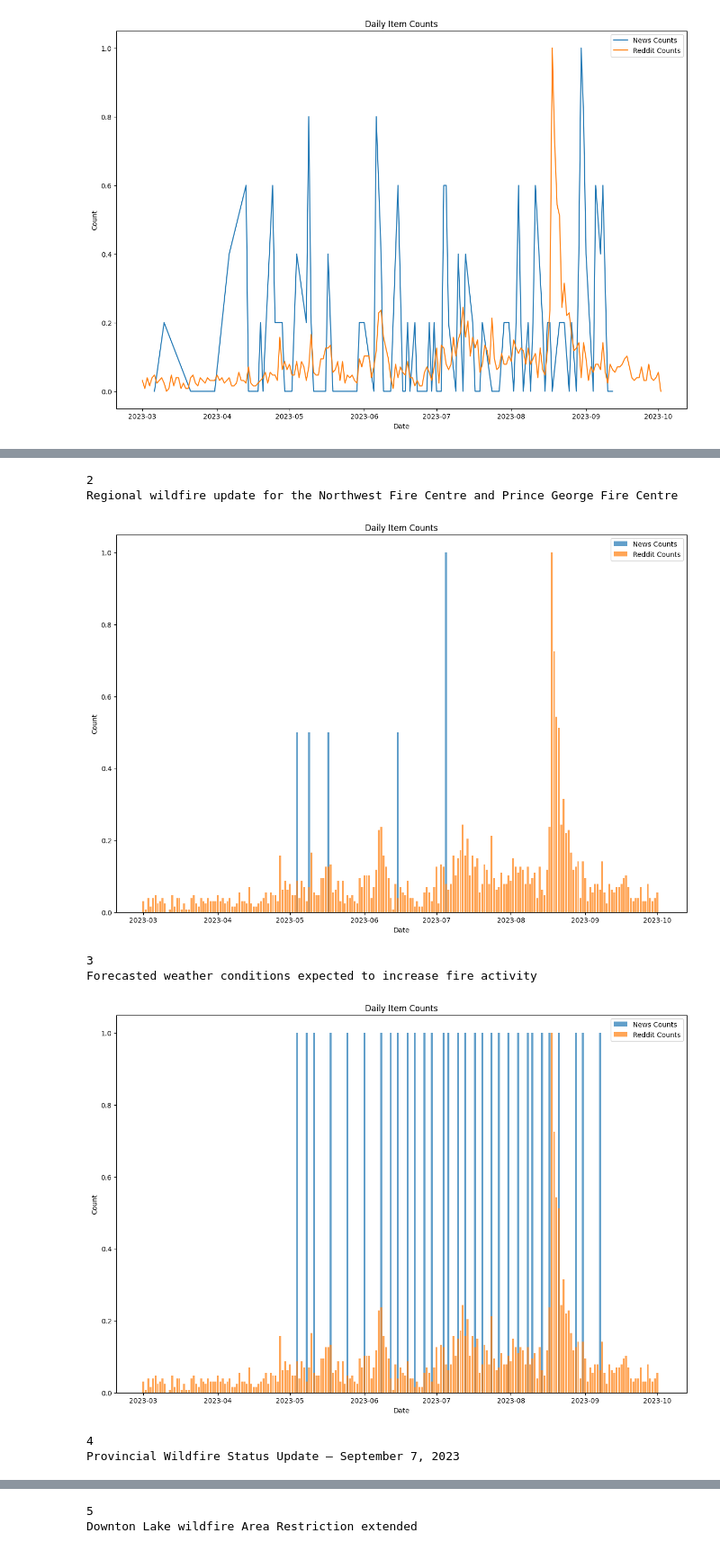
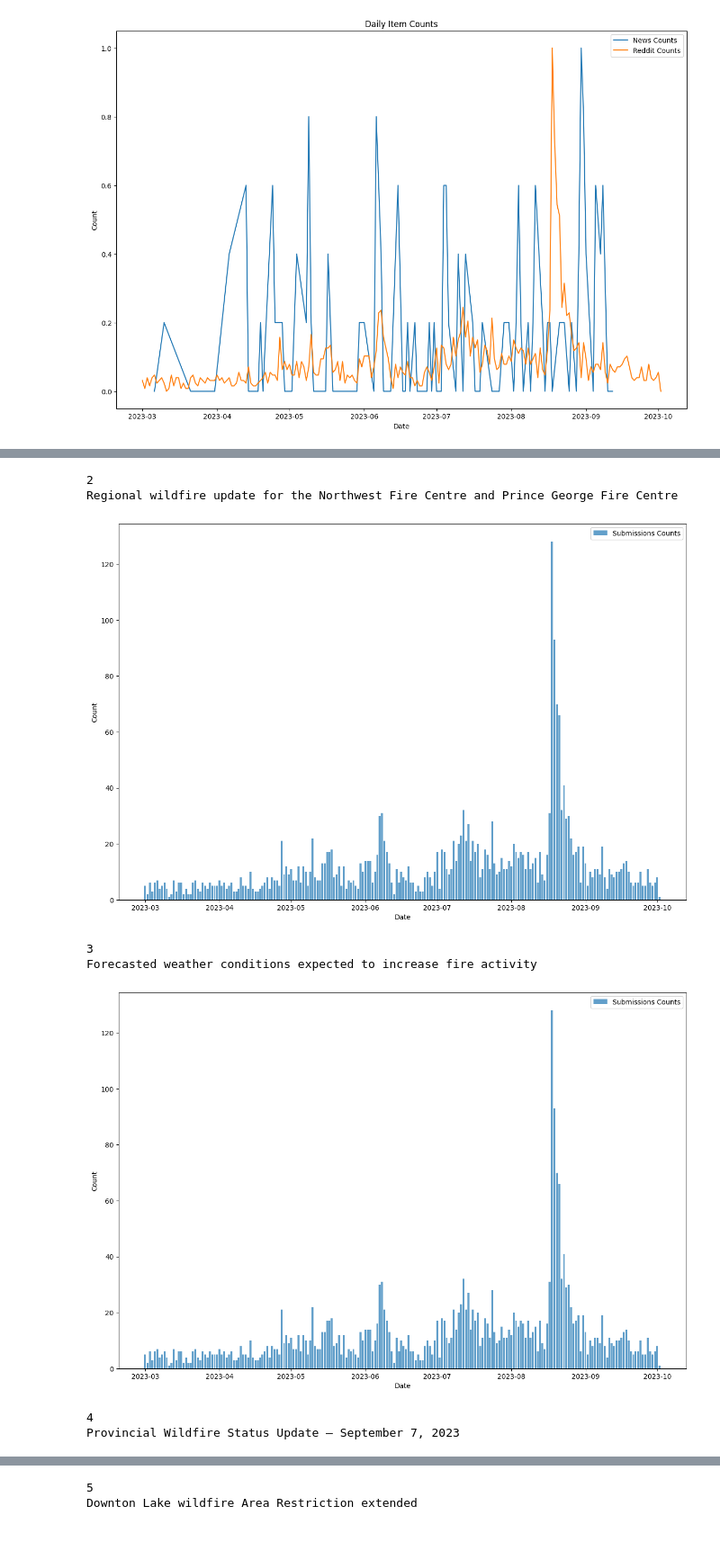
Before and after one commit to arvandiii/Thesis-Project, a Jupyter notebook: reddit/compare.ipynb, the cells around one changed output, grey strips where cells are left out. Shown at 90% size. Drawn from its saved outputs; the diff is of its cells as text; code cells hidden in the pictures.

```diff
--- a/reddit/compare.ipynb
+++ b/reddit/compare.ipynb
@@ -18,7 +18,8 @@ normalized_news_daily_counts = (news_daily_counts - news_daily_counts_min) / (ne
 
 reddit_daily_counts_max = reddit_daily_counts.max()
 reddit_daily_counts_min = reddit_daily_counts.min()
-normalized_reddit_daily_counts = (reddit_daily_counts - reddit_daily_counts_min) / (reddit_daily_counts_max - reddit_daily_counts_min)
+# normalized_reddit_daily_counts = (reddit_daily_counts - reddit_daily_counts_min) / (reddit_daily_counts_max - reddit_daily_counts_min)
+normalized_reddit_daily_counts = reddit_daily_counts
 # %%
 normalized_news_daily_counts
 # %% [output]
@@ -66,12 +67,11 @@ for i in range(min(news_df['title_cluster']), max(news_df['title_cluster']) + 1)
 
     fig, ax = plt.subplots(figsize=(15, 10))
 
-    ax.bar(normalized_news_daily_counts.index, normalized_news_daily_counts, label='News Counts', alpha=0.7)
-    ax.bar(normalized_reddit_daily_counts.index, normalized_reddit_daily_counts, label='Reddit Counts', alpha=0.7)
+    # ax.bar(normalized_news_daily_counts.index, normalized_news_daily_counts, label='News Counts', alpha=0.7)
+    ax.bar(normalized_reddit_daily_counts.index, normalized_reddit_daily_counts, label='Submissions Counts', alpha=0.7)
 
     ax.set_xlabel('Date')
     ax.set_ylabel('Count')
-    ax.set_title('Daily Item Counts')
     ax.legend()
 
     plt.show()
@@ -88,8 +88,8 @@ Campfire Prohibition Partially Rescinded in Northwest Fire Centre
 2
 Regional wildfire update for the Northwest Fire Centre and Prince George Fire Centre
-[figure, old version]
+[figure, new version]
 3
 Forecasted weather conditions expected to increase fire activity
-[figure, old version]
+[figure, new version]
 4
 Provincial Wildfire Status Update – September 7, 2023
```
Also changed, not shown: parts of 1 cell of this notebook, 4 other files.
